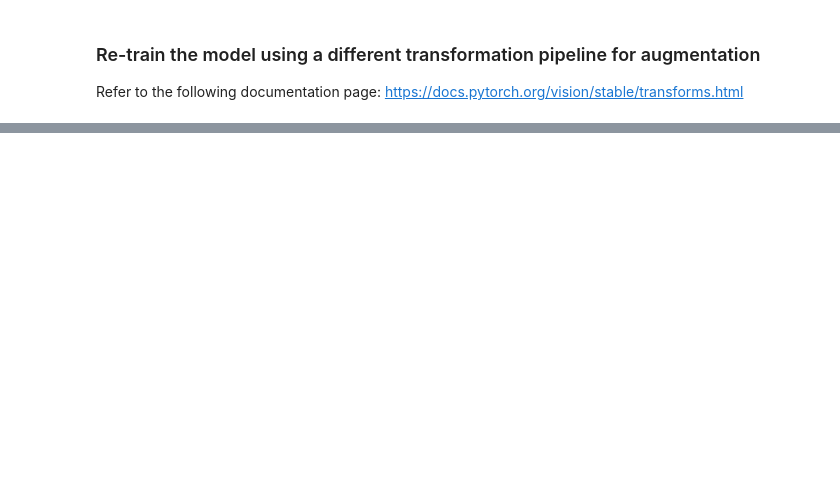
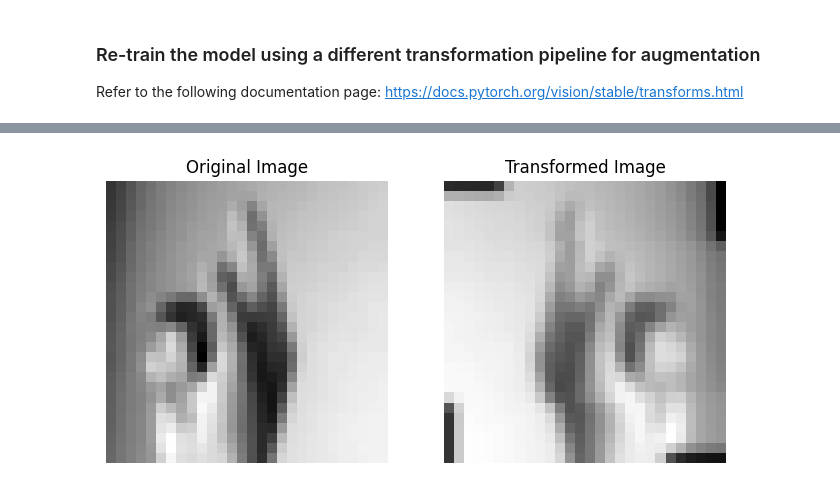
Before and after one commit to edgardlt03/ICO-Trabajos, a Jupyter notebook: participacion_7_abril_6_augmentation.ipynb, the cells around one changed output, grey strips where cells are left out. Cells and saved outputs as stored; diff of their text form; code cells hidden in the pictures; blank space fills up the shorter version.

```diff
--- a/participacion_7_abril_6_augmentation.ipynb
+++ b/participacion_7_abril_6_augmentation.ipynb
@@ -435,0 +534,16 @@ Refer to the following documentation page: https://docs.pytorch.org/vision/stabl
+# %%
+#menor rotacion
+alternative_transforms = transforms.Compose([
+    transforms.RandomRotation(10),
+    transforms.RandomResizedCrop((IMG_WIDTH, IMG_HEIGHT), scale=(0.92, 1), ratio=(1, 1)),
+    transforms.RandomHorizontalFlip(),
+    transforms.GaussianBlur(kernel_size=3, sigma=(0.1, 1.0)),
+    transforms.ColorJitter(brightness=0.3, contrast=0.3),
+])
+
+
+random_idx = random.randint(0, len(train_data) - 1)
+img, _ = train_data[random_idx]
+compare_images(img.cpu(), alternative_transforms)
+# %% [output]
+[figure, added]
```
Also changed, not shown: parts of 10 cells of this notebook.
